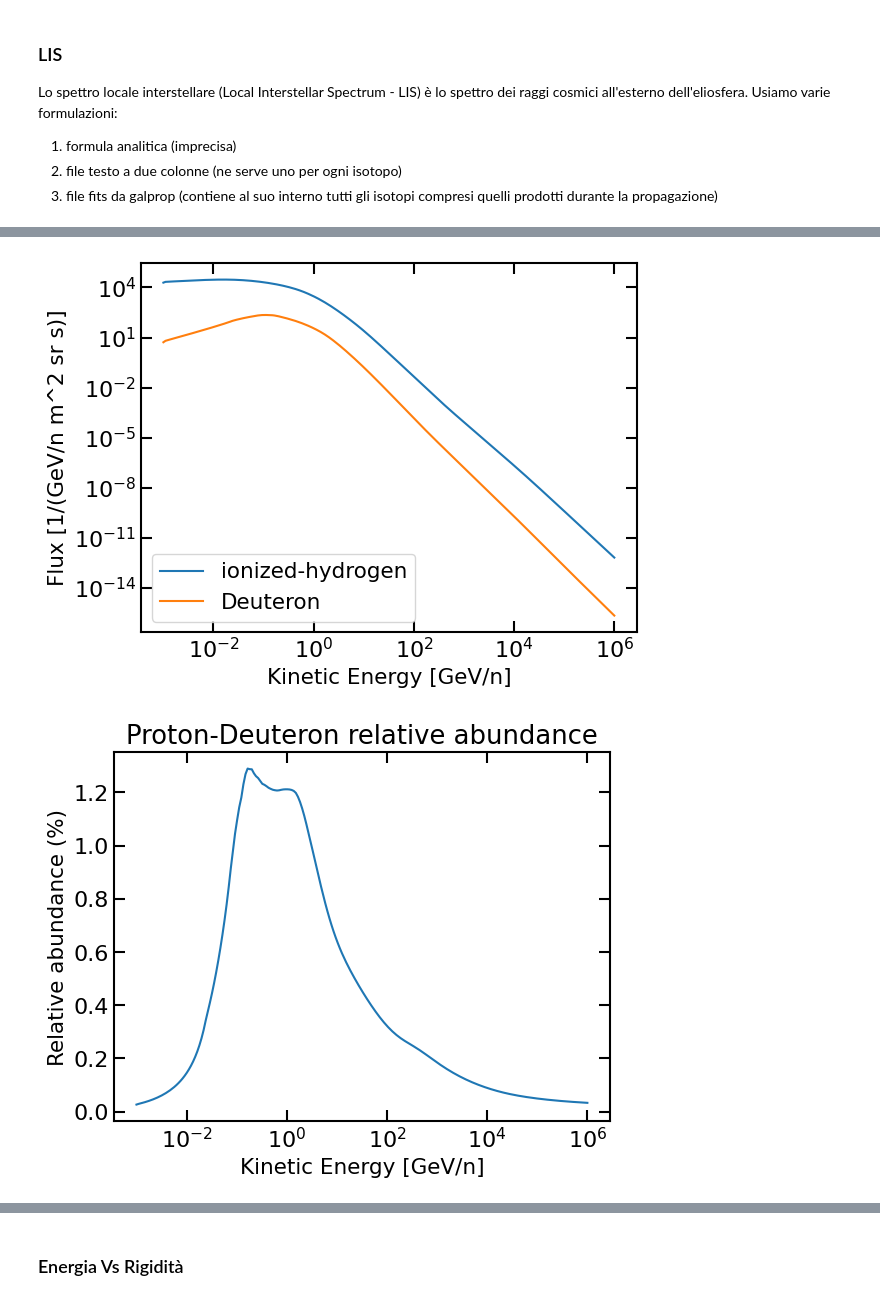
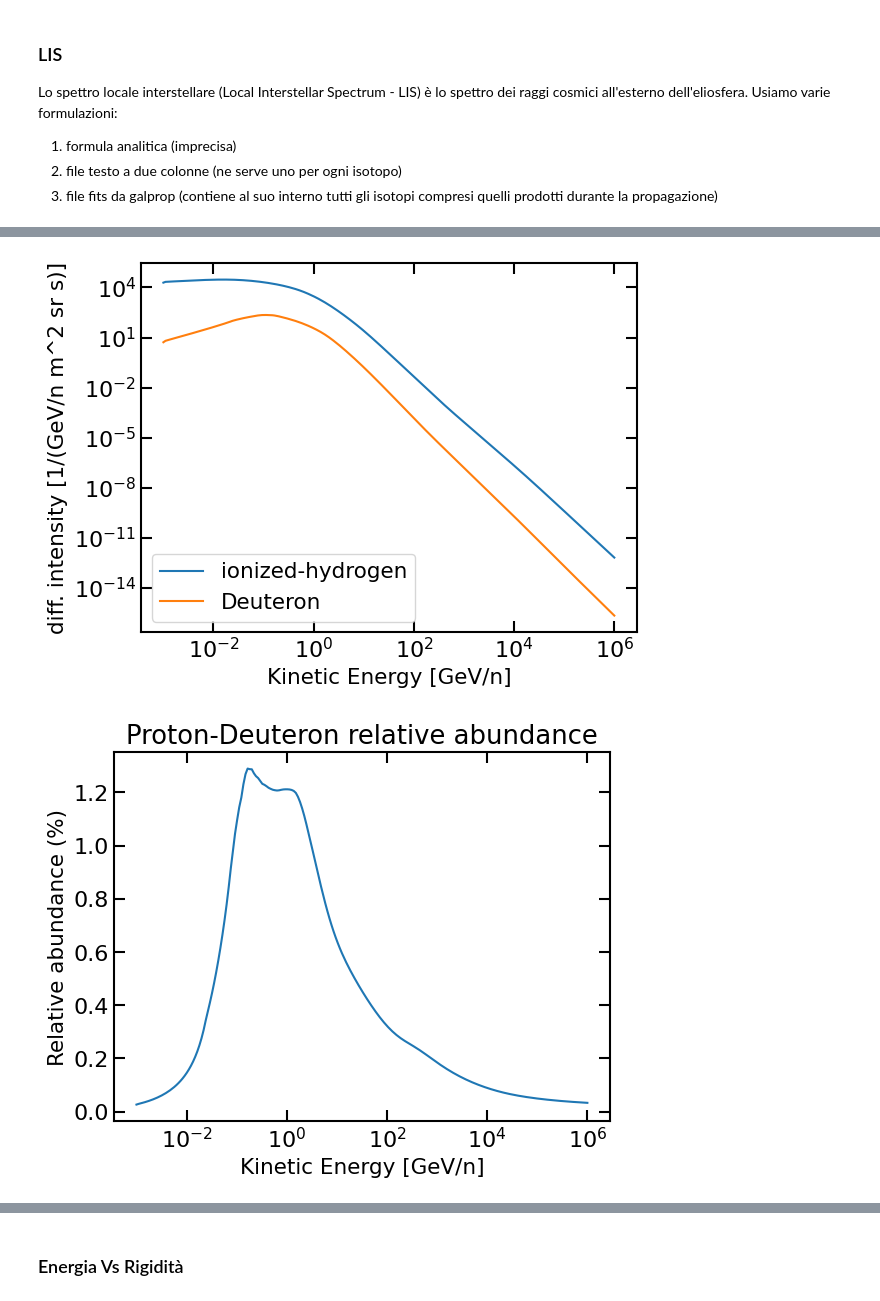
Before and after one commit to ICSC-Spoke3/Cosmica-dev, a Jupyter notebook: extra/Spiegone.ipynb, the cells around one changed output, grey strips where cells are left out. Cells and saved outputs as stored; diff of their text form; code cells hidden in the pictures.

```diff
--- a/extra/Spiegone.ipynb
+++ b/extra/Spiegone.ipynb
@@ -76,7 +76,7 @@ plt.figure()
 plt.loglog(p_energy_bins, p_lis_spectrum, label='ionized-hydrogen')
 plt.loglog(d_energy_bins, d_lis_spectrum, label='Deuteron')
 plt.xlabel('Kinetic Energy [GeV/n]')
-plt.ylabel('Flux [1/(GeV/n m^2 sr s)]')
+plt.ylabel('diff. intensity [1/(GeV/n m^2 sr s)]')
 plt.legend()
 plt.show()
 
@@ -88,33 +88,33 @@ plt.ylabel('Relative abundance (%)')
 plt.xlabel('Kinetic Energy [GeV/n]')
 plt.title('Proton-Deuteron relative abundance')
 plt.show()
 
 #################################
 #################################
 # Helium LIS is composed by 2 isotopes: He-3 and He-4
 Z, A, K = 2, 3, 0 # He-3
 He3_energy_bins, He3_lis_spectrum = GetLIS((LIS_Tkin, LIS_Flux), Z, A, K, IncludeSecondaries)
 Z, A, K = 2, 4, 0 # He-4
 He4_energy_bins, He4_lis_spectrum = GetLIS((LIS_Tkin, LIS_Flux), Z, A, K, IncludeSecondaries)
 
 # plot LIS
 plt.figure()
 plt.loglog(He3_energy_bins, He3_lis_spectrum, label='He-3')
 plt.loglog(He4_energy_bins, He4_lis_spectrum, label='He-4')
 plt.loglog(He3_energy_bins, He3_lis_spectrum+He4_lis_spectrum, label='He')
 plt.xlabel('Kinetic Energy [GeV/n]')
-plt.ylabel('Flux [1/(GeV/n m^2 sr s)]')
+plt.ylabel('diff. intensity [1/(GeV/n m^2 sr s)]')
 plt.legend()
 plt.show()
 
 # plot relative abundance
 plt.figure()
 plt.plot(He3_energy_bins, He3_lis_spectrum/He4_lis_spectrum*100)
 plt.xscale('log')
 plt.ylabel('Relative abundance (%)')
 plt.xlabel('Kinetic Energy [GeV/n]')
 plt.title('He-3/He-4 relative abundance')
 plt.show()
 # %% [output]
-[figure, old version]
+[figure, new version]
 [figure]
```
Also changed, not shown: parts of 8 cells of this notebook, 49 other files.
